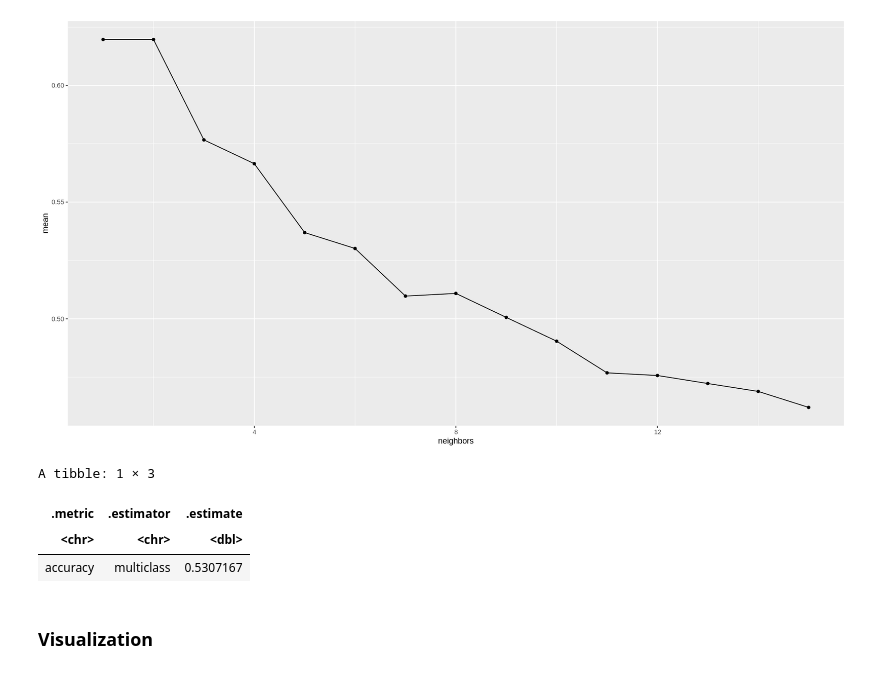
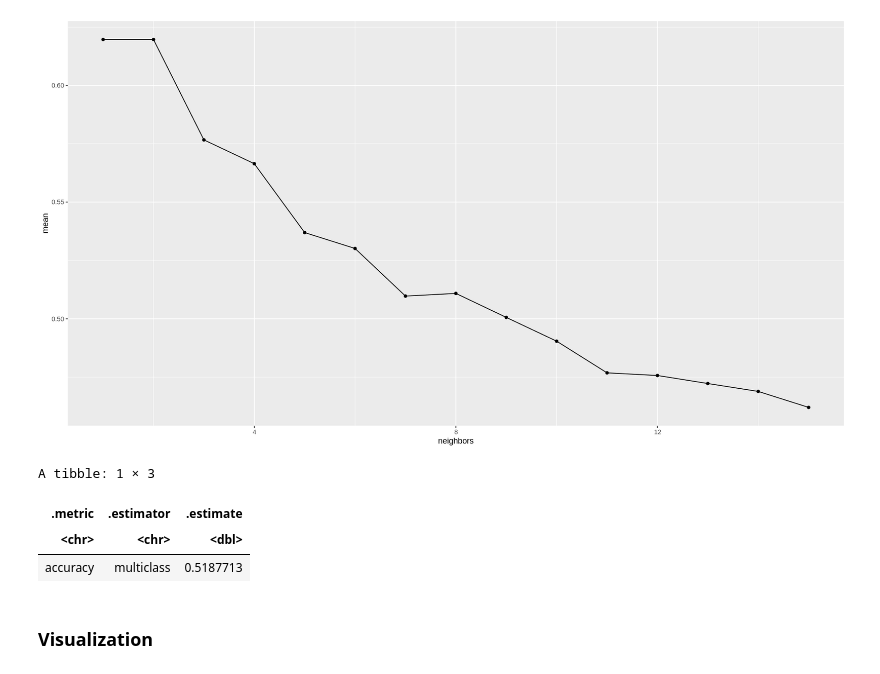
Before and after one commit to jon-chow/DSCI100-WineQualityAnalysis, a Jupyter notebook: FinalReport.ipynb, the cells around one changed output. Saved outputs shown, nothing was run; the diff lists cells and outputs as text; code cells hidden in the pictures.

Commit message:
k=3 for upsample

```diff
--- a/FinalReport.ipynb
+++ b/FinalReport.ipynb
@@ -730,35 +734,35 @@ predictor_train_data <- train_data %>%
 
 # recipe to balance classes
 recipe_balance <- recipe(quality ~., data = predictor_train_data) %>%
     step_scale(all_predictors()) %>%
     step_center(all_predictors()) %>%
     step_upsample(quality, over_ratio = 1)
 
 # model specification
-upsample_best_model <- nearest_neighbor(weight_func = "rectangular", neighbors = 4) %>%
+upsample_best_model <- nearest_neighbor(weight_func = "rectangular", neighbors = 3) %>%
 set_engine("kknn") %>%
 set_mode("classification")
 
 # fitting the recipe and model specification onto the training data
 balanced_upsample_best <- workflow() %>%
                 add_recipe(recipe_balance) %>%
                 add_model(upsample_best_model) %>%
                 fit(predictor_train_data)
 
 # creates a prediction on the test data
 predicted_upsample <- predict(balanced_upsample_best, test_data) %>%
              bind_cols(test_data)
 
 # prediction accuracy of our model on the test data
 balance_pred_acc <- predicted_upsample %>%
                     metrics(truth = quality, estimate = .pred_class) %>%
                     filter(.metric == "accuracy")
 balance_pred_acc
 # %% [output]
 A tibble: 1 × 3
 | .metric | .estimator | .estimate |
 | <chr> | <chr> | <dbl> |
-| accuracy | multiclass | 0.5307167 |
+| accuracy | multiclass | 0.5187713 |
 # %% [markdown]
 ### Visualization
 # %% [markdown]
```
Also changed, not shown: parts of 1 cell of this notebook.
